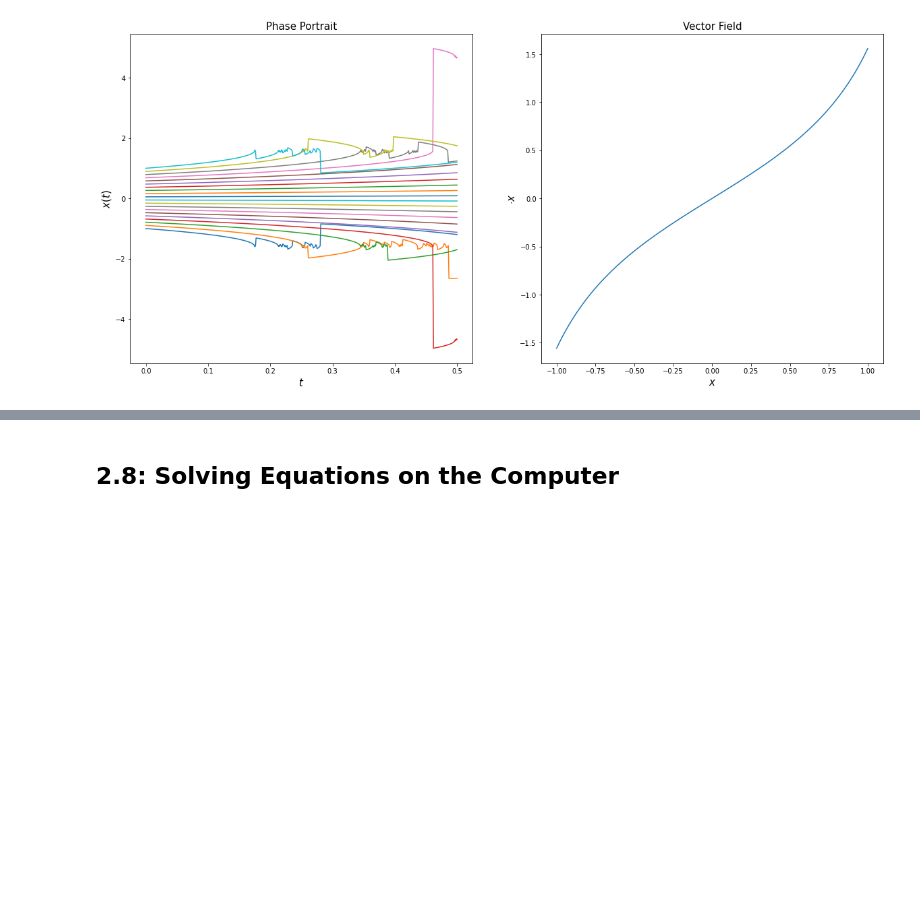
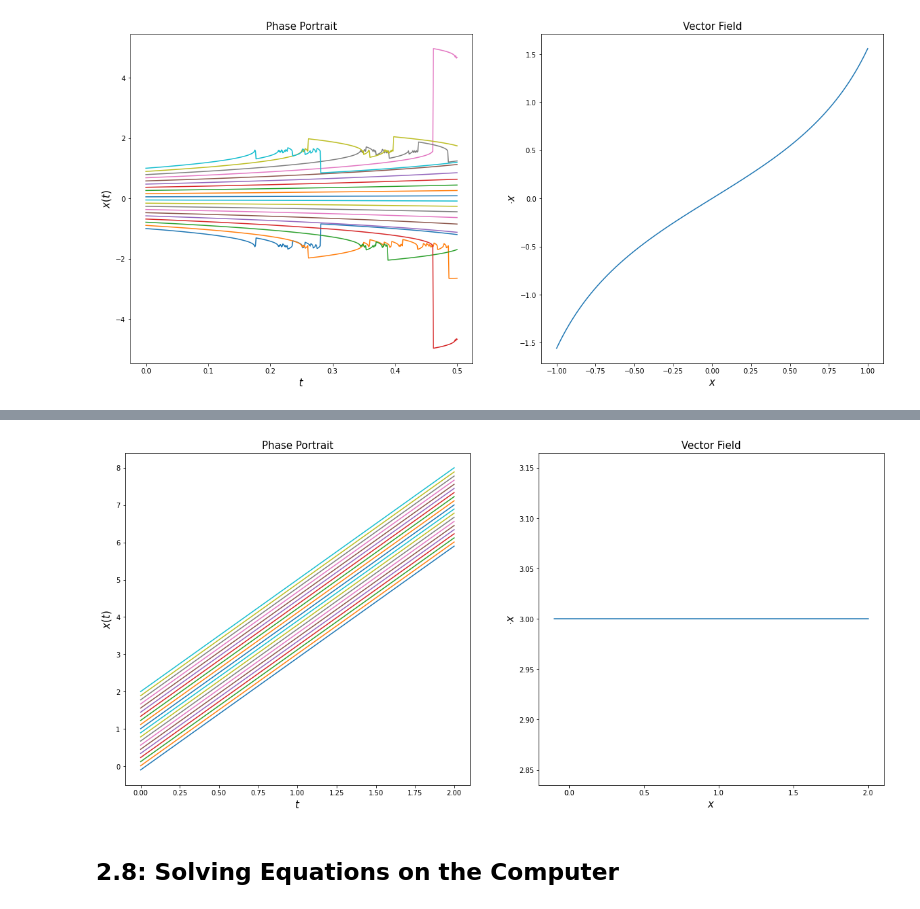
Before and after one commit to JUANESPG29/ModeladoySimulacion, a Jupyter notebook: EJERCICIOS_CAPITULO2_JUAN_ESTEBAN_PABON.ipynb, the cells around one changed output, grey strips where cells are left out. Cells and saved outputs as stored; diff of their text form; code cells hidden in the pictures; blank space fills up the shorter version.

```diff
--- a/EJERCICIOS_CAPITULO2_JUAN_ESTEBAN_PABON.ipynb
+++ b/EJERCICIOS_CAPITULO2_JUAN_ESTEBAN_PABON.ipynb
@@ -180,3 +249,16 @@ plot_phase_portrait(func10,h,ti,tf,x0_i,x0_f,n)
+# %%
+def func72(x):
+  return 0*x+3
+
+h = 1e-3
+ti = 0
+tf = 2
+x0_i = -0.1
+x0_f = 2
+n = 20
+plot_phase_portrait(func72,h,ti,tf,x0_i,x0_f,n)
+# %% [output]
+[figure, added]
 # %% [markdown]
 ## 2.8: Solving Equations on the Computer
 # %% [markdown]
```
Also changed, not shown: parts of 9 cells of this notebook.
